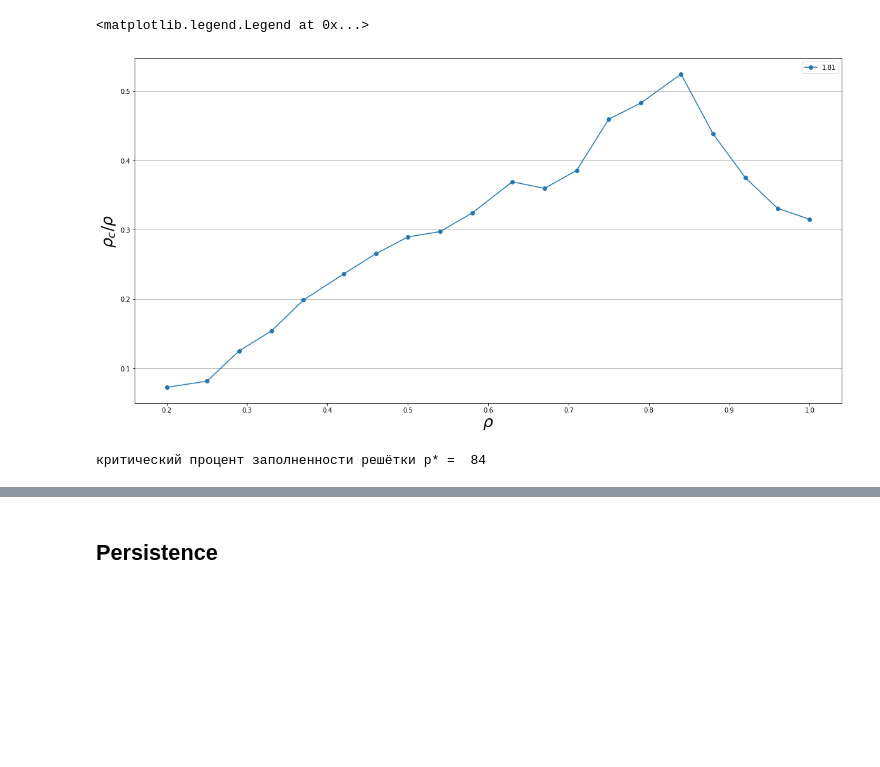
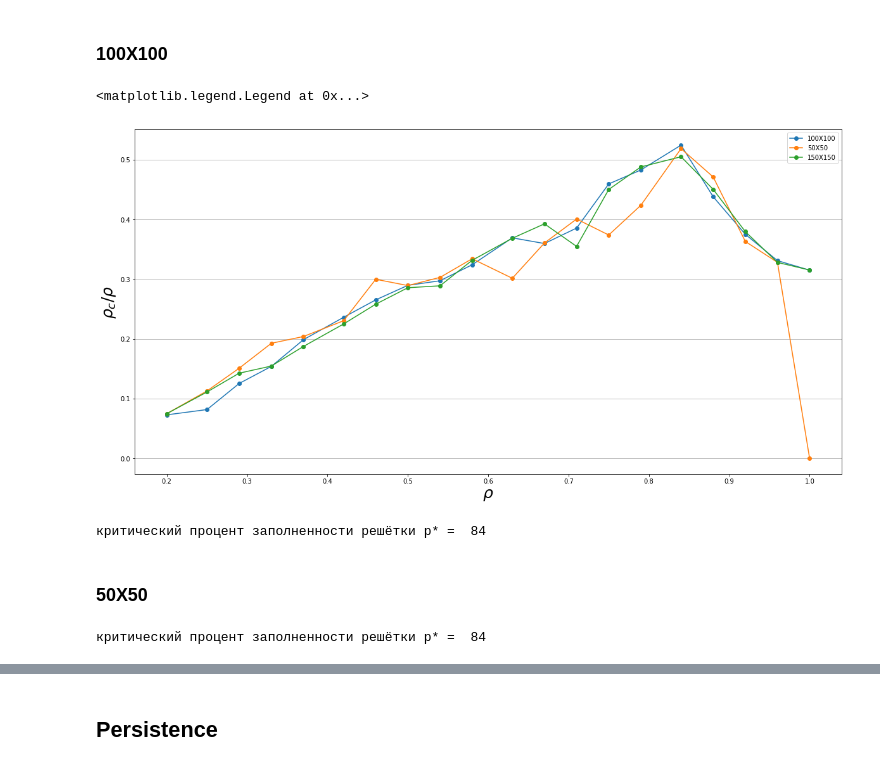
Before and after one commit to bu147/spatial-games-square-grid, a Jupyter notebook: site disorder crit.ipynb, the cells around one changed output, grey strips where cells are left out. Saved outputs shown, nothing was run; the diff lists cells and outputs as text; code cells hidden in the pictures; blank space fills up the shorter version.

```diff
--- a/site disorder crit.ipynb
+++ b/site disorder crit.ipynb
@@ -58,6 +58,8 @@ def total_density(size, coop_percentage, off_percentage, seed, burnin, evol, b):
         aver_all[i]=np.mean(den)
 
     return aver_all
+# %% [markdown]
+### 100X100
 # %%
 den1 = total_density(size=L, coop_percentage=cp, off_percentage=offp, seed=seeds[0], burnin=burnin1, evol=evol1, b=bs)
 for i in range(1, len(seeds)):
@@ -66,20 +68,25 @@ for i in range(1, len(seeds)):
         print('Warning')
         break
     den1 = den2
+# %%
+den1 = total_density(size=L, coop_percentage=cp, off_percentage=offp, seed=seeds[-1], burnin=burnin1, evol=evol1, b=bs)
 # %%
 fig,ax=plt.subplots(1,1,figsize=(20,10))
 ax.grid(b=True,axis='y')
-ax.plot(1-offp*0.01, den1,'o-',label=bs)
-
+ax.plot(1-offp*0.01, den1,'o-',label='100X100')
+ax.plot(1-offp*0.01, den50,'o-',label='50X50')
+ax.plot(1-offp*0.01, den150,'o-',label='150X150')
 ax.set_xlabel('$%s$'%'\\rho',fontsize=25)
 ax.set_ylabel('$%s$'%'\\rho_c/\\rho',fontsize=25)
 ax.legend()
 # %% [output]
 <matplotlib.legend.Legend at 0x...>
-[figure, old version]
+[figure, new version]
 # %%
 maxind=np.argmax(den1)
 p_star=(100-offp)[maxind]
 print('критический процент заполненности решётки p* = ', p_star)
 # %% [output]
 критический процент заполненности решётки p* =  84
+# %% [markdown]
+### 50X50
@@ -85,0 +101,6 @@ print('критический процент заполненности решё
+# %%
+maxind=np.argmax(den1)
+p_star50=(100-offp)[maxind]
+print('критический процент заполненности решётки p* = ', p_star50)
+# %% [output]
+критический процент заполненности решётки p* =  84
```
Also changed, not shown: parts of 14 cells of this notebook, 1 other file.
